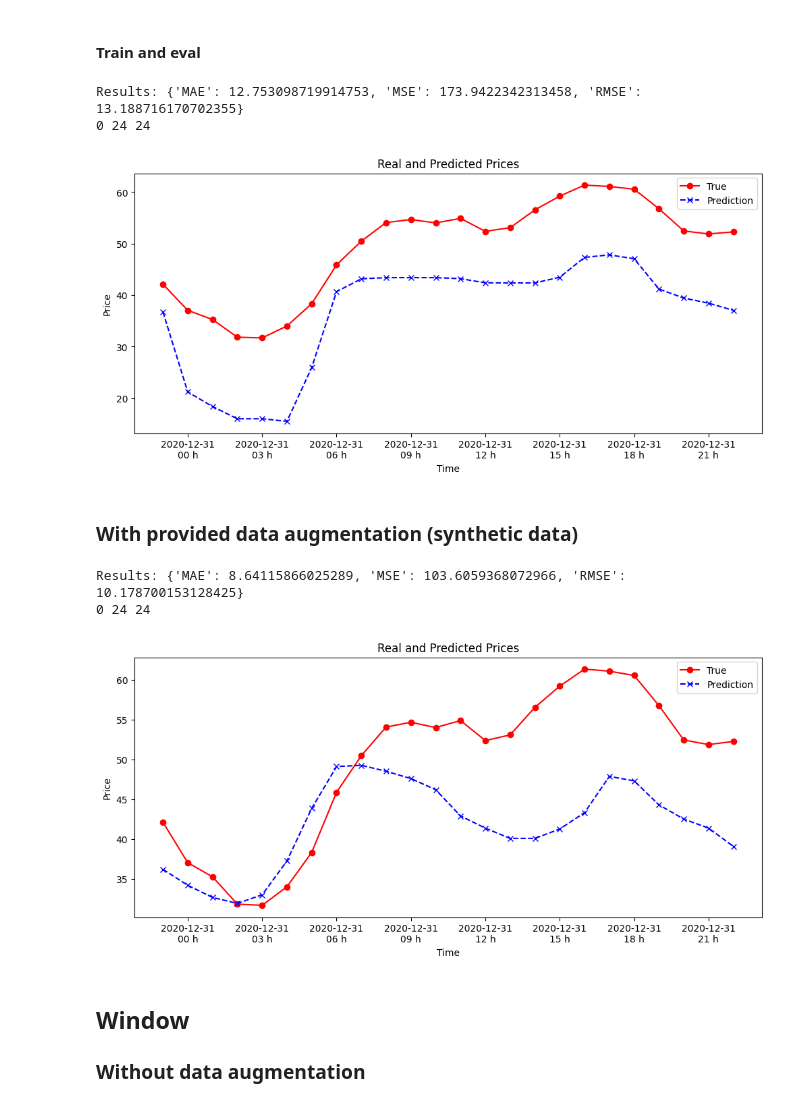
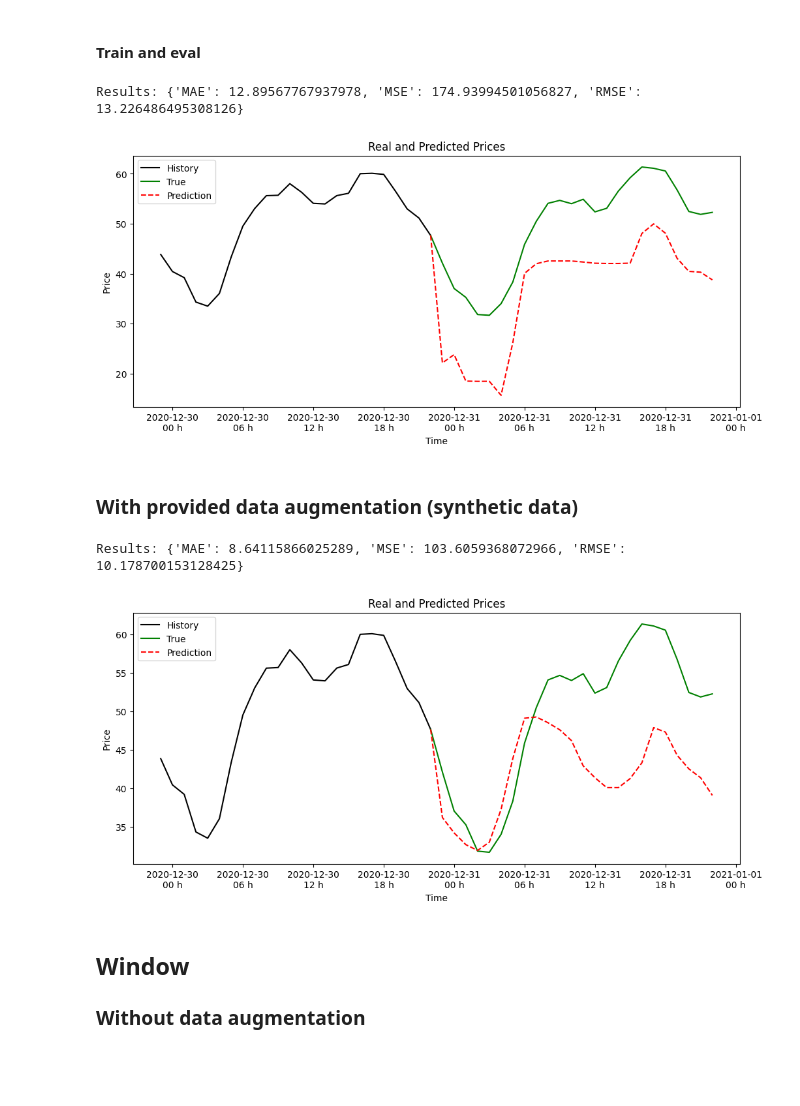
Before and after one commit to RobinMeneust/air_liquide_ai_challenge, a Jupyter notebook: notebooks/xgboost.ipynb, the cells around one changed output. Saved outputs shown, nothing was run; the diff lists cells and outputs as text; code cells hidden in the pictures; blank space fills up the shorter version.

Commit message:
data_processing date fix (dayofseries) + Fixed xgboost notebook

```diff
--- a/notebooks/xgboost.ipynb
+++ b/notebooks/xgboost.ipynb
@@ -127,8 +124,11 @@ def train_model(X_train, y_train, params=None):
 ### Without data augmentation
 
 #### Search hyper params
+# %%
+n_before = 24
+horizon = 24
 # %%
-train_data, test_data = split_data(df_price_preprocessed, 24)
+train_data, test_data = split_data(df_price_preprocessed, horizon+n_before)
 X_train, y_train = get_x_y_point_by_point(train_data, ["dayofweek", "hourofday", "dayofseries"], "price")
 X_test, y_test = get_x_y_point_by_point(test_data, ["dayofweek", "hourofday", "dayofseries"], "price")
 
@@ -139,16 +139,15 @@ params = {'learning_rate': 0.01, 'max_depth': 10, 'n_estimators': 200}
 # %%
 xgb_model = train_model(X_train, y_train, params)
 # %%
-predictions = xgb_model.predict(X_test)
+predictions = xgb_model.predict(X_test[-n_before:])
 
-results = get_test_metrics(predictions, y_test)
+results = get_test_metrics(predictions, y_test[-n_before:])
 
 print("Results:", results)
-plot_predictions_vs_real(X_test["date"].values, y_test, predictions)
+plot_predictions_vs_real(df_price_preprocessed["date"][X_test.index].values, y_test.values, predictions)
 # %% [output]
-Results: {'MAE': 12.753098719914753, 'MSE': 173.9422342313458, 'RMSE': 13.188716170702355}
-0 24 24
+Results: {'MAE': 12.89567767937978, 'MSE': 174.93994501056827, 'RMSE': 13.226486495308126}
-[figure, old version]
+[figure, new version]
 # %% [markdown]
 ### With provided data augmentation (synthetic data)
 # %%
@@ -174,20 +173,19 @@ def load_synthetic_data_point_by_point(path, max_files=None):
     return X_train_all, y_train_all
 # %%
 directory = "../data/scenarios synthetiques/prix/"
-X_train_synthetic, y_train_synthetic = load_synthetic_data_point_by_point(directory, 10)
+X_train_synthetic, y_train_synthetic = load_synthetic_data_point_by_point(directory, 20)
 X_train_all = pd.concat([X_train, X_train_synthetic])
 y_train_all = pd.concat([y_train, y_train_synthetic])
 # %%
 xgb_model = train_model(X_train_synthetic, y_train_synthetic, params)
 # %%
-predictions = xgb_model.predict(X_test)
-results = get_test_metrics(predictions, y_test)
+predictions = xgb_model.predict(X_test[-n_before:])
+results = get_test_metrics(predictions[-n_before:], y_test[-n_before:])
 print("Results:", results)
-plot_predictions_vs_real(X_test["date"].values, y_test, predictions)
+plot_predictions_vs_real(df_price_preprocessed["date"][X_test.index].values, y_test.values, predictions)
 # %% [output]
 Results: {'MAE': 8.64115866025289, 'MSE': 103.6059368072966, 'RMSE': 10.178700153128425}
-0 24 24
-[figure, old version]
+[figure, new version]
 # %% [markdown]
 ## Window
 
```
Also changed, not shown: parts of 12 cells of this notebook, 5 other files.
